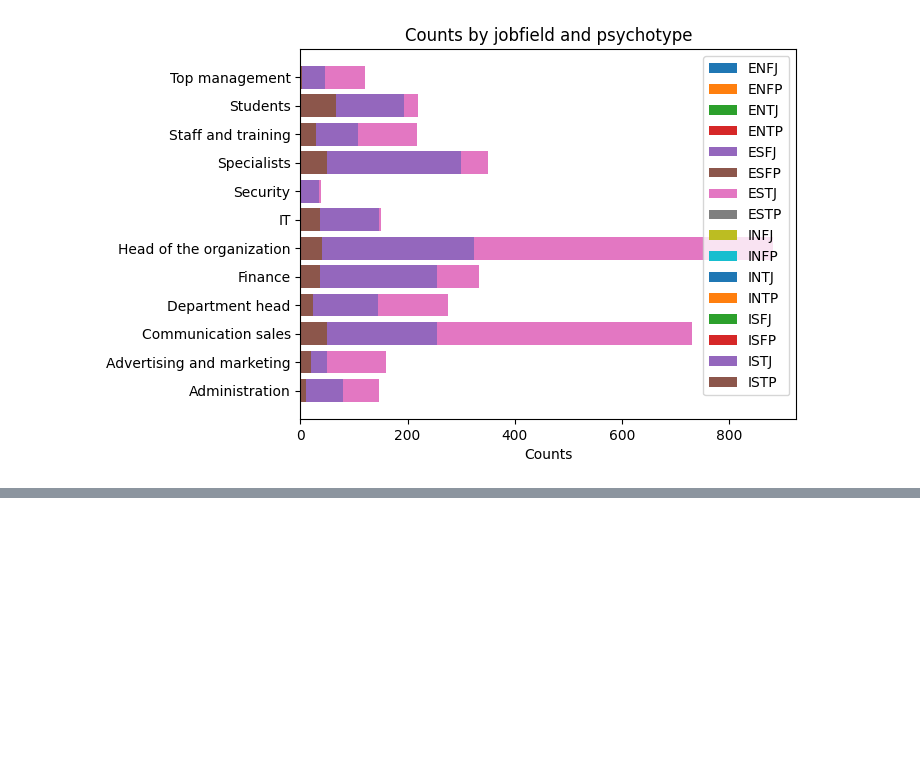
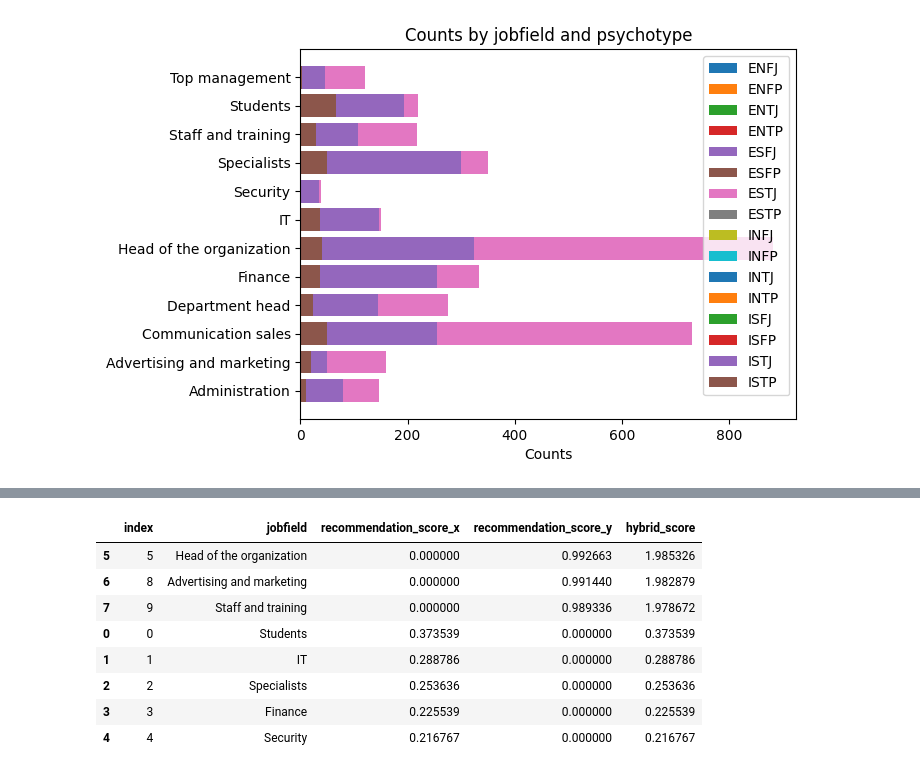
Before and after one commit to fairuzald/Hybrid-MBTI-Job-Based-Recommender-System, a Jupyter notebook: recommender_systems.ipynb, the cells around one changed output, grey strips where cells are left out. Saved outputs shown, nothing was run; the diff lists cells and outputs as text; code cells hidden in the pictures; blank space fills up the shorter version.

```diff
--- a/recommender_systems.ipynb
+++ b/recommender_systems.ipynb
@@ -162,0 +278,41 @@ new_jobs
+# %%
+class HybridRecommender:
+    def __init__(self, df, cf_weight=2, cbf_weight=1):
+        self.df = df
+        self.cf_recommender = CFRecommender(df)
+        self.cbf_recommender = CBFRecommender(df)
+        self.cf_weight = cf_weight
+        self.cbf_weight = cbf_weight
+
+    def recommend(self, input_psychotype, n_neighbors=16):
+        # Get recommendations from both models
+        cf_recommendations = self.cf_recommender.recommend(input_psychotype, n_neighbors)
+        cbf_recommendations = self.cbf_recommender.recommend(input_psychotype)
+
+        # Now you can merge the DataFrames
+        combined_recommendations = pd.merge(cf_recommendations, cbf_recommendations, on='jobfield', how='outer').fillna(0)
+        # Calculate the hybrid score based on the weights
+        combined_recommendations['hybrid_score'] = (combined_recommendations['recommendation_score_y'] * self.cf_weight) + (combined_recommendations['recommendation_score_x'] * self.cbf_weight)
+
+        # Sort by the hybrid score
+
+        combined_recommendations = combined_recommendations.drop_duplicates(subset='jobfield', keep="first").reset_index().sort_values(by='hybrid_score', ascending=False)
+
+        return combined_recommendations
+
+# Initialize the recommender
+hybrid_recommender = HybridRecommender(df)
+
+# Get recommendations for a specific psychotype
+recommendations = hybrid_recommender.recommend('ESFJ')
+(recommendations)
+# %% [output]
+|  | index | jobfield | recommendation_score_x | recommendation_score_y | hybrid_score |
+| 5 | 5 | Head of the organization | 0.000000 | 0.992663 | 1.985326 |
+| 6 | 8 | Advertising and marketing | 0.000000 | 0.991440 | 1.982879 |
+| 7 | 9 | Staff and training | 0.000000 | 0.989336 | 1.978672 |
+| 0 | 0 | Students | 0.373539 | 0.000000 | 0.373539 |
+| 1 | 1 | IT | 0.288786 | 0.000000 | 0.288786 |
+| 2 | 2 | Specialists | 0.253636 | 0.000000 | 0.253636 |
+| 3 | 3 | Finance | 0.225539 | 0.000000 | 0.225539 |
+| 4 | 4 | Security | 0.216767 | 0.000000 | 0.216767 |
```
Also changed, not shown: parts of 6 cells of this notebook, 1 other file.
